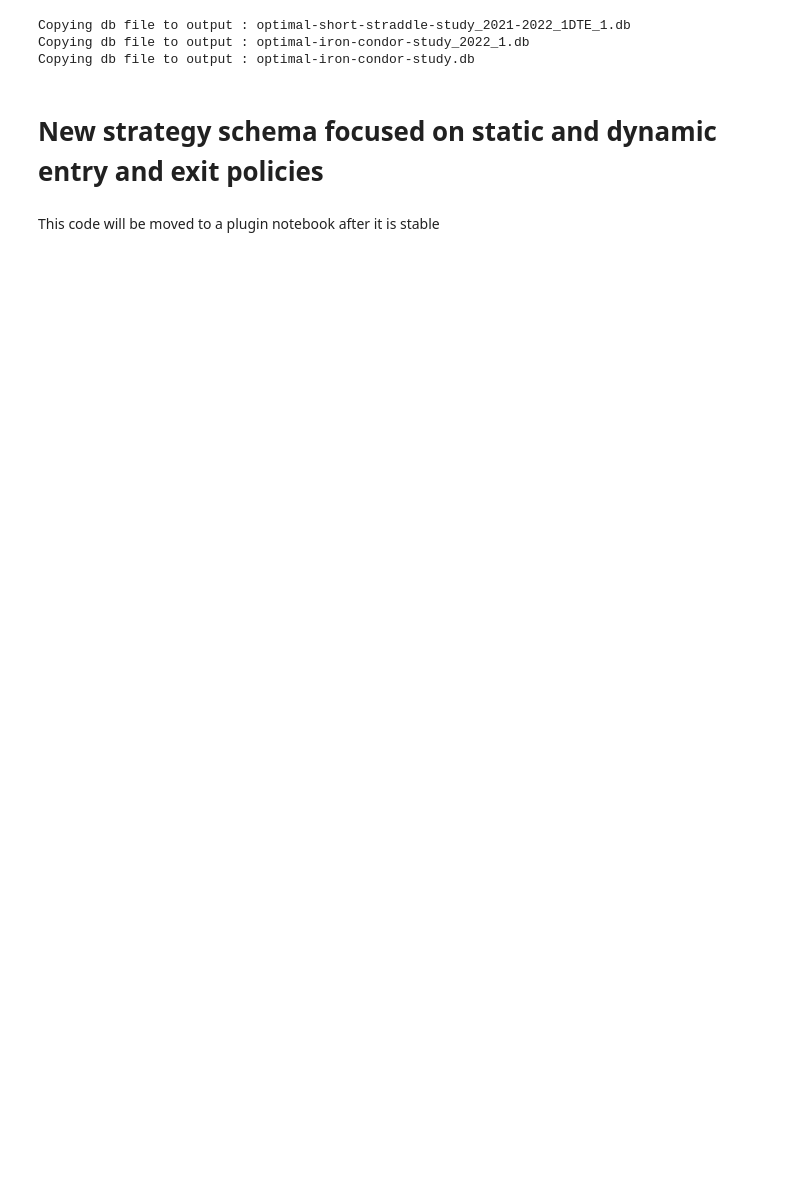
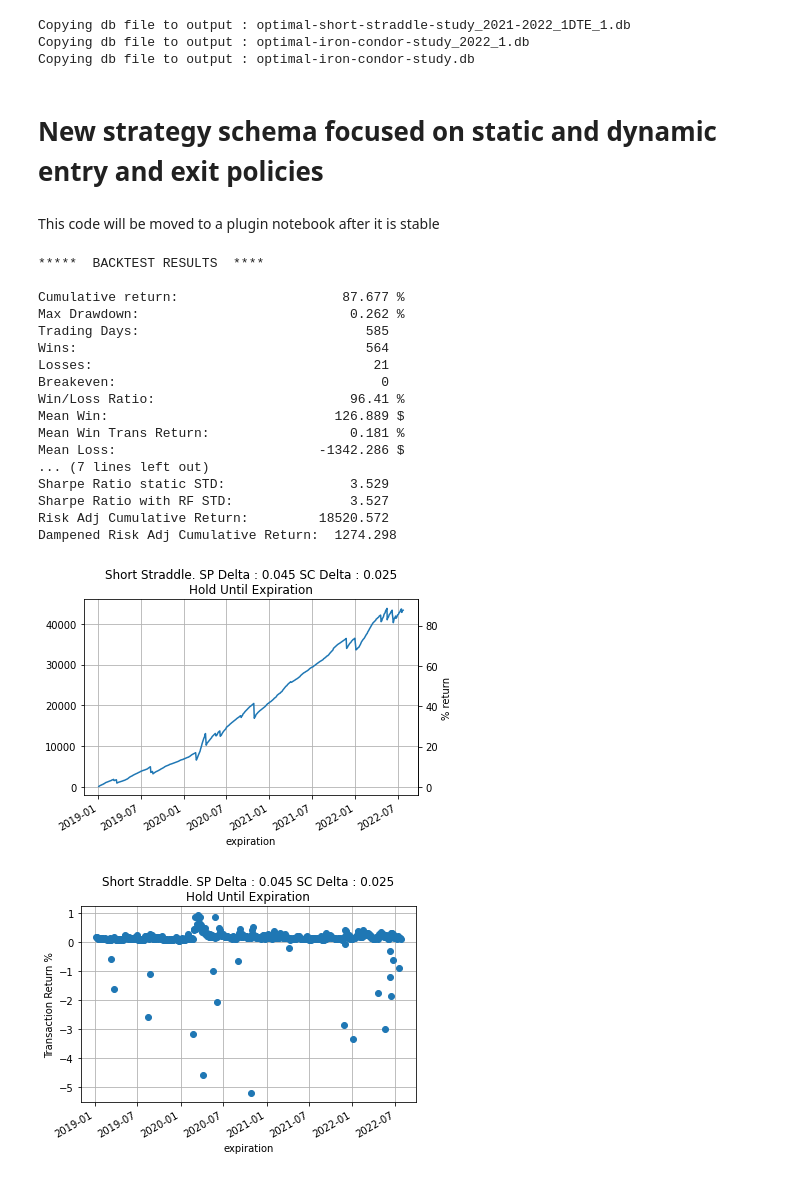
Before and after one commit to jcurtiswebb/SPXoptions-put-backtesting, a Jupyter notebook: spx-option-spread-backtester.ipynb, the cells around one changed output. Cells and saved outputs as stored; diff of their text form; code cells hidden in the pictures; blank space fills up the shorter version.

Commit message:
Kaggle Notebook | SimulEdge | Version 33

```diff
--- a/spx-option-spread-backtester.ipynb
+++ b/spx-option-spread-backtester.ipynb
@@ -63,10 +63,10 @@ files = [
   #  f"/kaggle/input/cboedailytrimspxcboe202202020939/cboe_spx_2018_1545_1600.csv"
    # f"/kaggle/input/cboedailytrimspxcboe202202020939/cboe_spx_2017_1545_1600.csv"
   # f"/kaggle/input/cboedailytrimspxcboe202202020939/cboe_spx_2016_1545_1600.csv"
-  #  f"/kaggle/input/cboedailytrimspxcboe202202020939/cboe_spx_2022_1dte_all.csv"
-    f"/kaggle/input/cboedailytrimspxcboe202202020939/cboe_spx_2021_1dte_all.csv"
-   # f"/kaggle/input/cboedailytrimspxcboe202202020939/cboe_spx_2020_1dte_all.csv"
-   # f"/kaggle/input/cboedailytrimspxcboe202202020939/cboe_spx_2019_1dte_all.csv"
+   f"/kaggle/input/cboedailytrimspxcboe202202020939/cboe_spx_2019_1dte_all.csv",
+    f"/kaggle/input/cboedailytrimspxcboe202202020939/cboe_spx_2020_1dte_all.csv",
+    f"/kaggle/input/cboedailytrimspxcboe202202020939/cboe_spx_2021_1dte_all.csv",
+    f"/kaggle/input/cboedailytrimspxcboe202202020939/cboe_spx_2022_1dte_all.csv"
 ]
 li = []
 for f in files:
@@ -197,6 +197,7 @@ class AbstractStrategy(ABC):
                 f"\n{'Sharpe Ratio static STD:':<35}{round(np.sqrt(252)*(df_trades['transaction_return'].mean()-df_trades['daily_risk_free_return'].mean())/std_trans_return,3):>10}",
                 f"\n{'Sharpe Ratio with RF STD:':<35}{round(np.sqrt(252)*(df_trades['transaction_return'].mean()-df_trades['daily_risk_free_return'].mean())/std_trans_return_less_rf,3):>10}",
                 f"\n{'Risk Adj Cumulative Return:':<35}{round(df_trades['cum_return'].iloc[-1]*100/std_trans_return,3):>10}",
+                f"\n{'Dampened Risk Adj Cumulative Return:':<35}{round(df_trades['cum_return'].iloc[-1]*100/np.sqrt(std_trans_return),3):>10}",
                 f"\n"
             )
 
@@ -204,6 +205,7 @@ class AbstractStrategy(ABC):
         # and we wanted a single "fitness" value that the optimizer could optimize
         # TODO : if Debug = True, output a dictionary with all of the values above
         risk_adj_cum_return = round(df_trades['cum_return'].iloc[-1]*100/std_trans_return,3)
+        damp_risk_adj_cum_return = round(df_trades['cum_return'].iloc[-1]*100/np.sqrt(std_trans_return),3)
         return risk_adj_cum_return
 
     def net2pct(self,x):
@@ -237,6 +239,10 @@ class AbstractPolicy(ABC):
         mid = round((bid + ask)/0.02,1)
         return mid
 
+    def len_check(self,df, opt_type, strike, contract_date, quote_time):
+        if len(df)==0:
+            raise Exception(f"Fatal error. Option Type {opt_type} | Strike : {strike} not found for date : {contract_date} and time : {quote_time}")
+
     def get_contract_strike(self, curr_date, contract_date, target_delta, i_df, trans_type):
         # -1 means no delta should be selected
         if target_delta ==-1:
@@ -256,6 +262,7 @@ class AbstractPolicy(ABC):
 
     def get_amount_lost(self,df,row):
         contract_date = row['expiration']
+
         df1 = df[(df['quote_date']==contract_date) & (df['expiration']==contract_date) & (df['quote_time']=='16:00:00')]
         underlying = df1['price']
 
@@ -968,14 +1239,34 @@ class MaxLossDynamicExitPolicy(AbstractDynamicExitPolicy):
 # %%
-# strat2 = AlwaysOpadd_suffixenShortStraddleDynamicEntryDynamicMaxLossExitStrategy(commission,1,0.04, 0.02, df_ty, initial_portfolio_value, 3, debug = True)
+# strat2 = AlwaysOpenShortStraddleDynamicEntryDynamicMaxLossExitStrategy(commission,1,0.04, 0.02, df_ty, initial_portfolio_value, 3, debug = True)
 # sharp = strat2.evaluate(df)
 
 # strat1 = StaticShortStraddleMaxLossExitStrategy(commission,1,purchase_time,0.08, 0.08, df_ty, initial_portfolio_value, 2, debug = True)
 # sharp = strat1.evaluate(df)
 # strat = StaticShortIronCondorHoldToExpStrategy(commission,1,purchase_time,0.09,0.09, 0.01, 0.01, df_ty, initial_portfolio_value, debug = True)
-# strat = StaticShortStraddleHoldToExpStrategy(commission,1,purchase_time,0.08,0.08, df_ty, initial_portfolio_value, debug = True)
-# sharp = strat.evaluate(df)
+strat = StaticShortStraddleHoldToExpStrategy(commission,1,purchase_time,0.045,0.025,None,None, df_ty, initial_portfolio_value, debug = True)
+sharp = strat.evaluate(df)
 
 
 # entry_policy = ShortStraddleStaticEntryPolicy(commission, 1, purchase_time, 0.04,0.02)
 # df_trades = entry_policy.populateTrades(df)
 # df_trades
+# %% [output]
+*****  BACKTEST RESULTS  ****
+
+Cumulative return:                     87.677 %
+Max Drawdown:                           0.262 %
+Trading Days:                             585
+Wins:                                     564
+Losses:                                    21
+Breakeven:                                  0
+Win/Loss Ratio:                         96.41 %
+Mean Win:                             126.889 $
+Mean Win Trans Return:                  0.181 %
+Mean Loss:                          -1342.286 $
+... (7 lines left out)
+Sharpe Ratio static STD:                3.529
+Sharpe Ratio with RF STD:               3.527
+Risk Adj Cumulative Return:         18520.572
+Dampened Risk Adj Cumulative Return:  1274.298
+[figure, added]
+[figure, added]
```
Also changed, not shown: parts of 8 cells of this notebook.
